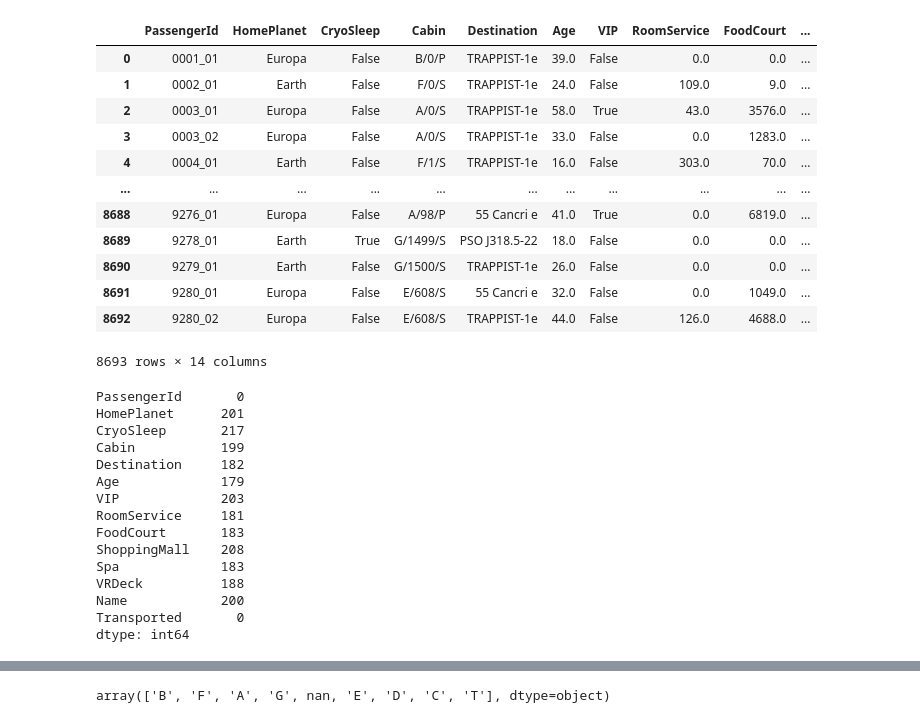
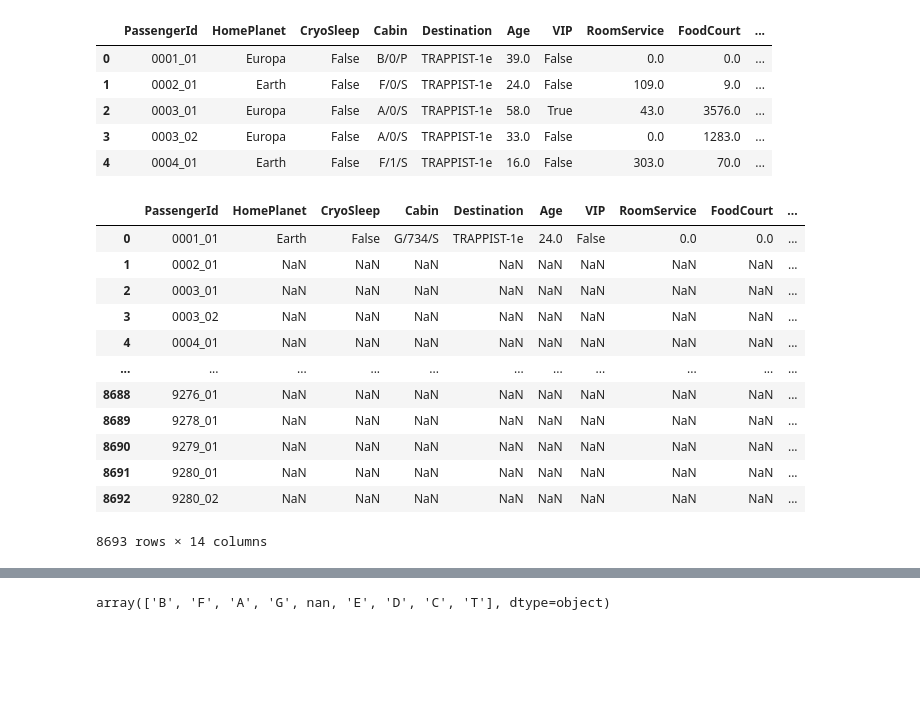
Before and after one commit to NLTuan/kagglecomps, a Jupyter notebook: spaceship-titanic.ipynb, the cells around one changed output, grey strips where cells are left out. Saved outputs shown, nothing was run; the diff lists cells and outputs as text; code cells hidden in the pictures; blank space fills up the shorter version.

```diff
--- a/spaceship-titanic.ipynb
+++ b/spaceship-titanic.ipynb
@@ -20,38 +22,29 @@ from pathlib import Path
 # %%
 dftraining = pd.read_csv(Path('./data/spaceship-titanic/train.csv'))
 dftest = pd.read_csv(Path('./data/spaceship-titanic/test.csv'))
-# %%
-dftraining
-# %% [output]
-|  | PassengerId | HomePlanet | CryoSleep | Cabin | Destination | Age | VIP | RoomService | FoodCourt | ... |
-| 0 | 0001_01 | Europa | False | B/0/P | TRAPPIST-1e | 39.0 | False | 0.0 | 0.0 | ... |
-| 1 | 0002_01 | Earth | False | F/0/S | TRAPPIST-1e | 24.0 | False | 109.0 | 9.0 | ... |
-| 2 | 0003_01 | Europa | False | A/0/S | TRAPPIST-1e | 58.0 | True | 43.0 | 3576.0 | ... |
-| 3 | 0003_02 | Europa | False | A/0/S | TRAPPIST-1e | 33.0 | False | 0.0 | 1283.0 | ... |
-| 4 | 0004_01 | Earth | False | F/1/S | TRAPPIST-1e | 16.0 | False | 303.0 | 70.0 | ... |
-| ... | ... | ... | ... | ... | ... | ... | ... | ... | ... | ... |
-| 8688 | 9276_01 | Europa | False | A/98/P | 55 Cancri e | 41.0 | True | 0.0 | 6819.0 | ... |
-| 8689 | 9278_01 | Earth | True | G/1499/S | PSO J318.5-22 | 18.0 | False | 0.0 | 0.0 | ... |
-| 8690 | 9279_01 | Earth | False | G/1500/S | TRAPPIST-1e | 26.0 | False | 0.0 | 0.0 | ... |
-| 8691 | 9280_01 | Europa | False | E/608/S | 55 Cancri e | 32.0 | False | 0.0 | 1049.0 | ... |
-| 8692 | 9280_02 | Europa | False | E/608/S | TRAPPIST-1e | 44.0 | False | 126.0 | 4688.0 | ... |
-8693 rows × 14 columns
 # %%
-dftraining.isna().sum()
+dftraining.head()
 # %% [output]
-PassengerId       0
-HomePlanet      201
-CryoSleep       217
-Cabin           199
-Destination     182
-Age             179
-VIP             203
-RoomService     181
-FoodCourt       183
-ShoppingMall    208
-Spa             183
-VRDeck          188
-Name            200
-Transported       0
-dtype: int64
+|  | PassengerId | HomePlanet | CryoSleep | Cabin | Destination | Age | VIP | RoomService | FoodCourt | ... |
+| 0 | 0001_01 | Europa | False | B/0/P | TRAPPIST-1e | 39.0 | False | 0.0 | 0.0 | ... |
+| 1 | 0002_01 | Earth | False | F/0/S | TRAPPIST-1e | 24.0 | False | 109.0 | 9.0 | ... |
+| 2 | 0003_01 | Europa | False | A/0/S | TRAPPIST-1e | 58.0 | True | 43.0 | 3576.0 | ... |
+| 3 | 0003_02 | Europa | False | A/0/S | TRAPPIST-1e | 33.0 | False | 0.0 | 1283.0 | ... |
+| 4 | 0004_01 | Earth | False | F/1/S | TRAPPIST-1e | 16.0 | False | 303.0 | 70.0 | ... |
+# %%
+dftraining.mode()
+# %% [output]
+|  | PassengerId | HomePlanet | CryoSleep | Cabin | Destination | Age | VIP | RoomService | FoodCourt | ... |
+| 0 | 0001_01 | Earth | False | G/734/S | TRAPPIST-1e | 24.0 | False | 0.0 | 0.0 | ... |
+| 1 | 0002_01 | NaN | NaN | NaN | NaN | NaN | NaN | NaN | NaN | ... |
+| 2 | 0003_01 | NaN | NaN | NaN | NaN | NaN | NaN | NaN | NaN | ... |
+| 3 | 0003_02 | NaN | NaN | NaN | NaN | NaN | NaN | NaN | NaN | ... |
+| 4 | 0004_01 | NaN | NaN | NaN | NaN | NaN | NaN | NaN | NaN | ... |
+| ... | ... | ... | ... | ... | ... | ... | ... | ... | ... | ... |
+| 8688 | 9276_01 | NaN | NaN | NaN | NaN | NaN | NaN | NaN | NaN | ... |
+| 8689 | 9278_01 | NaN | NaN | NaN | NaN | NaN | NaN | NaN | NaN | ... |
+| 8690 | 9279_01 | NaN | NaN | NaN | NaN | NaN | NaN | NaN | NaN | ... |
+| 8691 | 9280_01 | NaN | NaN | NaN | NaN | NaN | NaN | NaN | NaN | ... |
+| 8692 | 9280_02 | NaN | NaN | NaN | NaN | NaN | NaN | NaN | NaN | ... |
+8693 rows × 14 columns
 # %%
```
Also changed, not shown: parts of 19 cells of this notebook.
